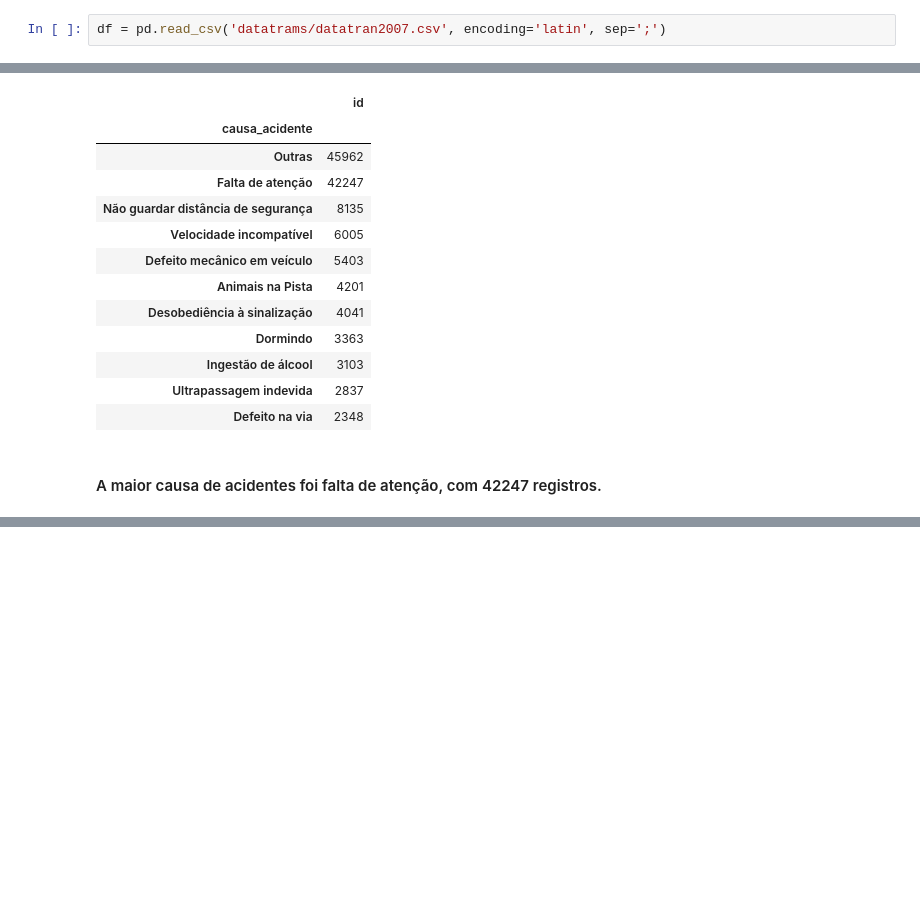
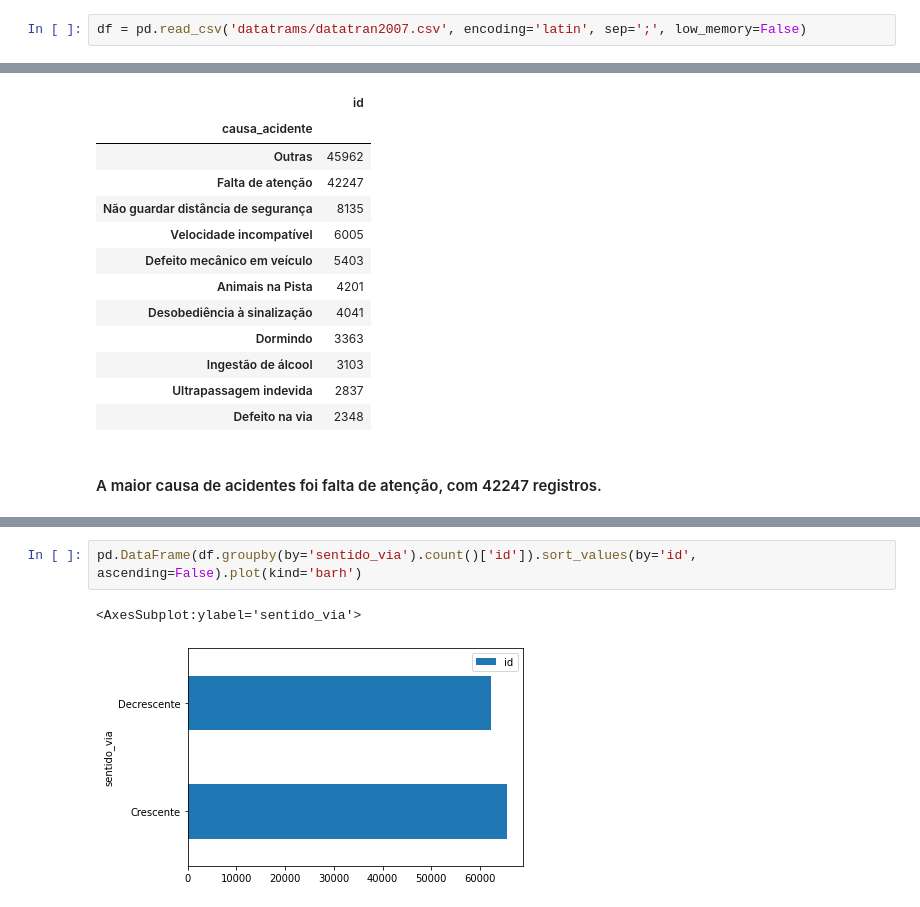
Before and after one commit to ITALOZDKJ/Me-tornando-um-analista-de-dados, a Jupyter notebook: acidentes_brasil.ipynb, the cells around one changed output, grey strips where cells are left out. Cells and saved outputs as stored; diff of their text form; blank space fills up the shorter version.

```diff
--- a/acidentes_brasil.ipynb
+++ b/acidentes_brasil.ipynb
@@ -12,7 +7,7 @@
 # %%
 import pandas as pd
 # %%
-df = pd.read_csv('datatrams/datatran2007.csv', encoding='latin', sep=';')
+df = pd.read_csv('datatrams/datatran2007.csv', encoding='latin', sep=';', low_memory=False)
 # %%
 df.head()
 # %% [output]
@@ -286,0 +294,5 @@ dtype: object
+# %%
+pd.DataFrame(df.groupby(by='sentido_via').count()['id']).sort_values(by='id', ascending=False).plot(kind='barh')
+# %% [output]
+<AxesSubplot:ylabel='sentido_via'>
+[figure, added]
```
Also changed, not shown: parts of 24 cells of this notebook.
